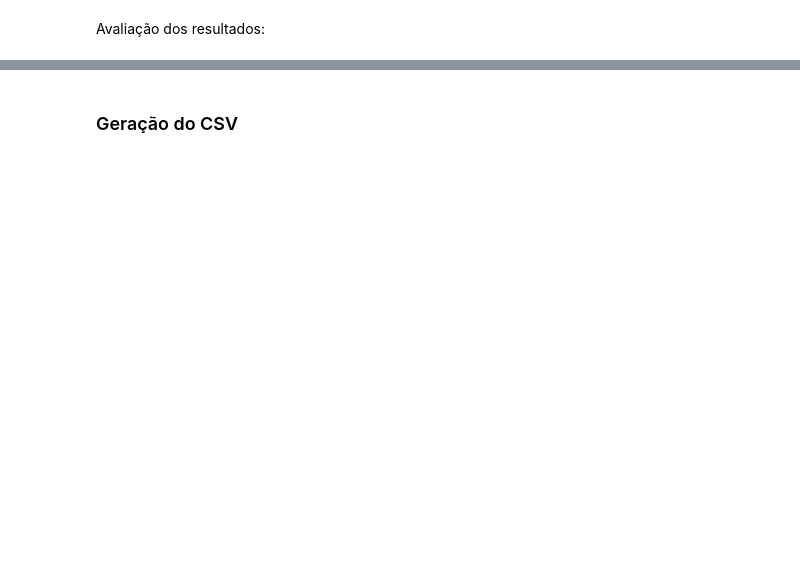
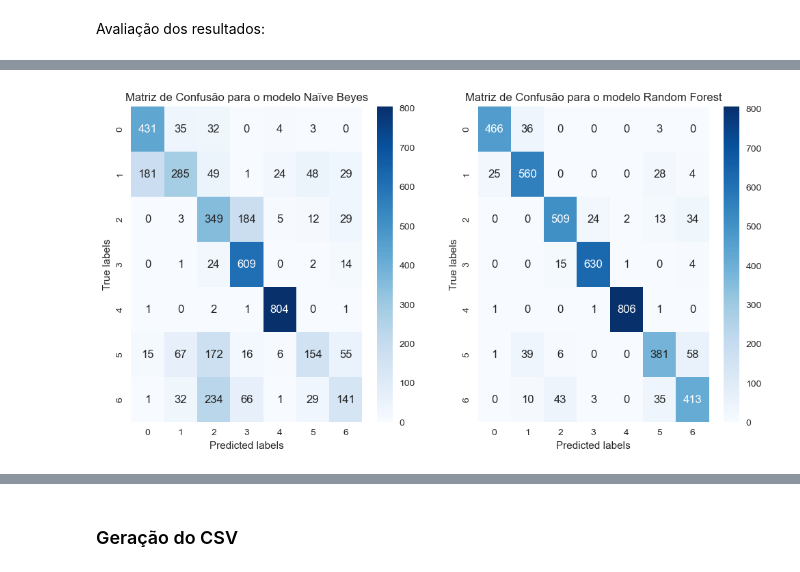
Before and after one commit to lhscaldas/multi-class_prediction_of_obesity_risk, a Jupyter notebook: obesity_classifier.ipynb, the cells around one changed output, grey strips where cells are left out. Cells and saved outputs as stored; diff of their text form; code cells hidden in the pictures; blank space fills up the shorter version.

Commit message:
Geração do CSV e melhoria da matriz de confusão

```diff
--- a/obesity_classifier.ipynb
+++ b/obesity_classifier.ipynb
@@ -176,7 +160,7 @@ naive_bayes.fit(x_train,y_train) # treinamento do modelo Naive Bayes
 y_predict_naive_bayes = naive_bayes.predict(x_test) # classificação com o modelo Naive Bayes
 resultado_naive_bayes = accuracy_score(y_test, y_predict_naive_bayes) # percentual de acerto do modelo Naive Beyes
 
-random_forest = RandomForestClassifier(n_estimators=600, min_samples_leaf=2, n_jobs=-1) # criação do modelo de Random Forest
+random_forest = RandomForestClassifier(n_estimators=400, min_samples_leaf=3, n_jobs=-1) # criação do modelo de Random Forest
 random_forest.fit(x_train,y_train) # treinamento do modelo de Random Forest
 y_predict_forest = random_forest.predict(x_test) # classificação com o modelo Random Forest
 resultado_forest = accuracy_score(y_test, y_predict_forest) # percentual de acerto do modelo Random Forest
@@ -217,0 +175,29 @@ A acurácia do Random Forest foi de 0.898121387283237
+# %%
+# Decodificando os labels
+mapeamento = {
+    0: "Insufficient_Weight",
+    1: "Normal_Weight",
+    2: "Obesity_Type_I",
+    3: "Obesity_Type_II",
+    4: "Obesity_Type_III",
+    5: "Overweight_Level_I",
+    6: "Overweight_Level_II"
+}
+y_predict_naive_bayes = [mapeamento[i] for i in y_predict_naive_bayes]
+y_predict_forest = [mapeamento[i] for i in y_predict_forest]
+y_test = [mapeamento[i] for i in y_test]
+
+cm_nb = confusion_matrix(y_test, y_predict_naive_bayes)
+cm_rf = confusion_matrix(y_test, y_predict_forest)
+
+fig, axs = plt.subplots(1, 2, figsize=(12, 6))
+sns.heatmap(cm_nb, annot=True, cmap='Blues', fmt='d', ax=axs[0])
+axs[0].set_title('Matriz de Confusão para o modelo Naïve Beyes')
+axs[0].set_xlabel('Predicted labels')
+axs[0].set_ylabel('True labels')
+sns.heatmap(cm_rf, annot=True, cmap='Blues', fmt='d', ax=axs[1])
+axs[1].set_title('Matriz de Confusão para o modelo Random Forest')
+axs[1].set_xlabel('Predicted labels')
+axs[1].set_ylabel('True labels');
+# %% [output]
+[figure, added]
```
Also changed, not shown: parts of 9 cells of this notebook, 1 other file.
